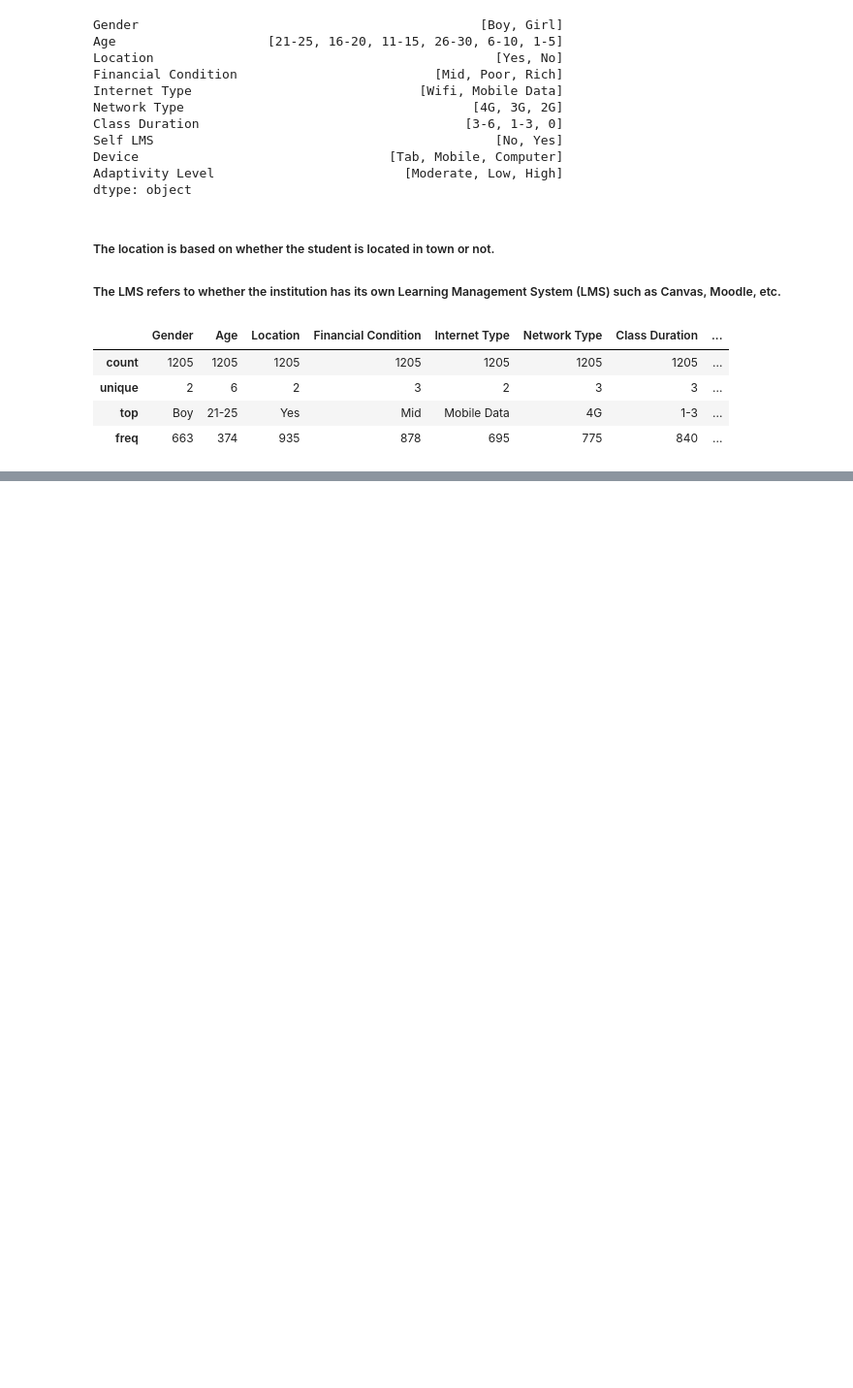
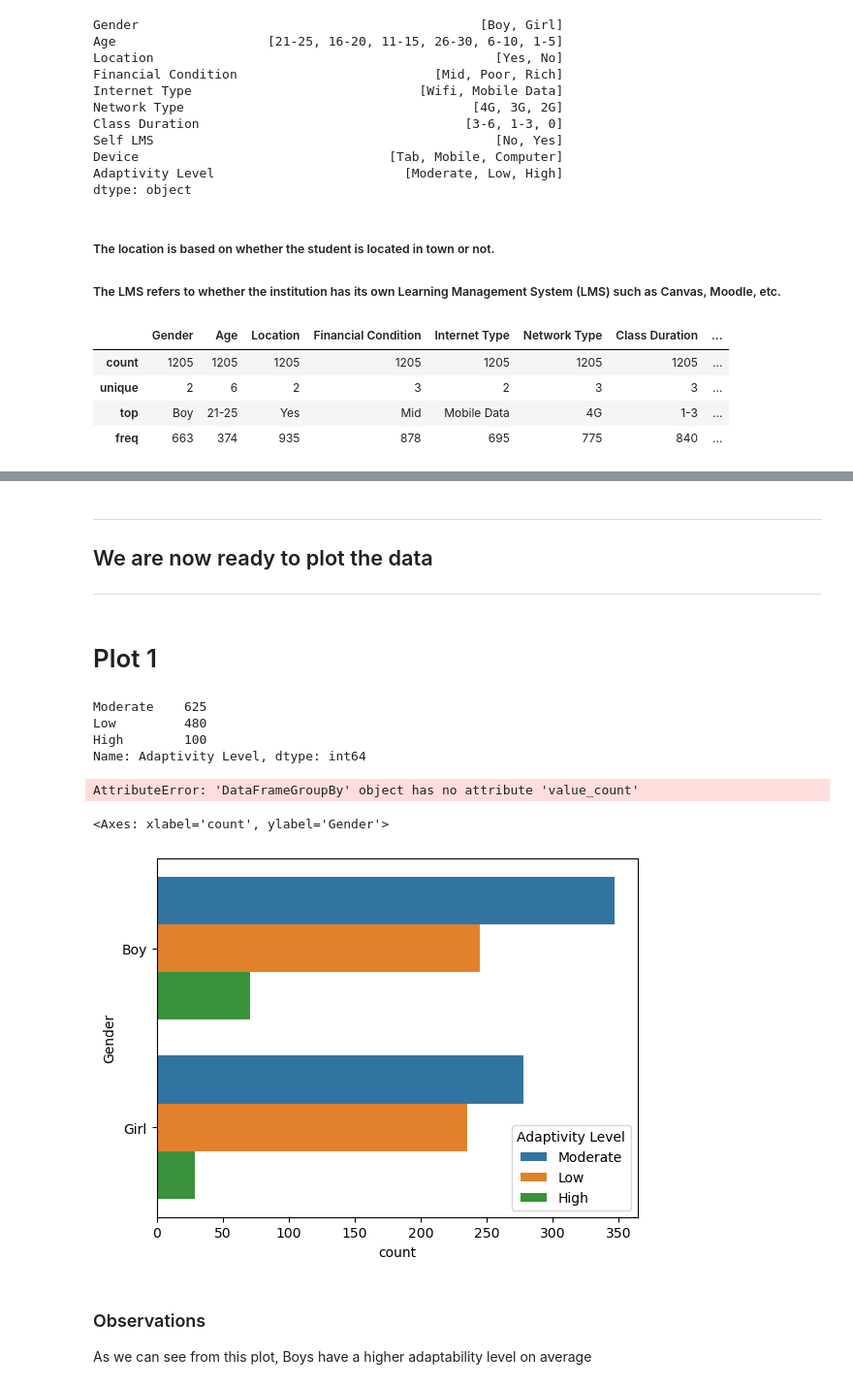
Before and after one commit to ubco-W2022T2-data301/project-group-group37, a Jupyter notebook: analysis/analysis1.ipynb, the cells around one changed output, grey strips where cells are left out. Shown at 97% size. Saved outputs shown, nothing was run; the diff lists cells and outputs as text; code cells hidden in the pictures; blank space fills up the shorter version.

```diff
--- a/analysis/analysis1.ipynb
+++ b/analysis/analysis1.ipynb
@@ -119,0 +115,27 @@ array(['Moderate', 'Low', 'High'], dtype=object)
+# %% [markdown]
+___
+## We are now ready to plot the data
+___
+# %% [markdown]
+# Plot 1
+# %%
+plot1 = adapt[['Adaptivity Level','Gender']]
+# %%
+plot1[] = adapt['Adaptivity Level'].value_counts()
+# %% [output]
+Moderate    625
+Low         480
+High        100
+Name: Adaptivity Level, dtype: int64
+# %%
+plot1.groupby(["Adaptivity Level", "Gender"])
+# %% [output]
+AttributeError: 'DataFrameGroupBy' object has no attribute 'value_count'
+# %%
+sns.countplot(data = plot1, y='Gender', hue = "Adaptivity Level")
+# %% [output]
+<Axes: xlabel='count', ylabel='Gender'>
+[figure, added]
+# %% [markdown]
+### Observations
+As we can see from this plot, Boys have a higher adaptability level on average
```
Also changed, not shown: parts of 4 cells of this notebook.
